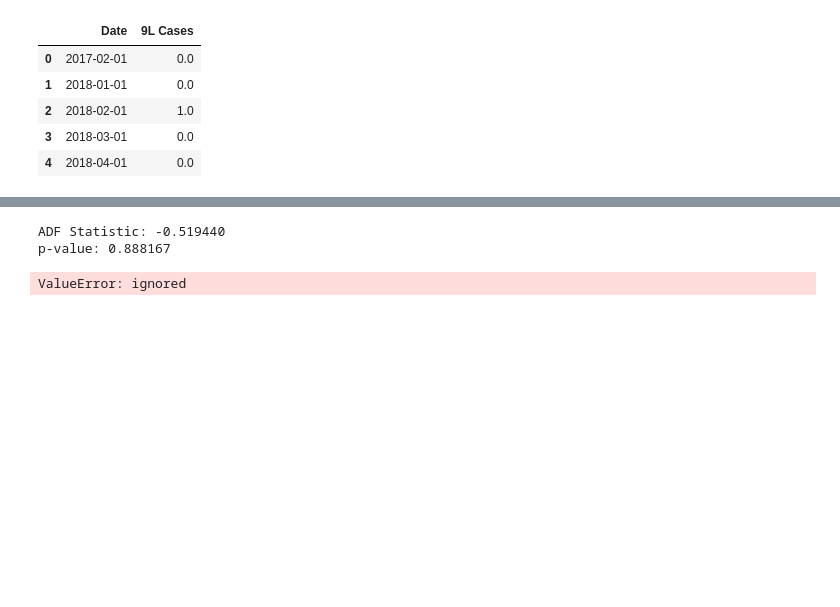
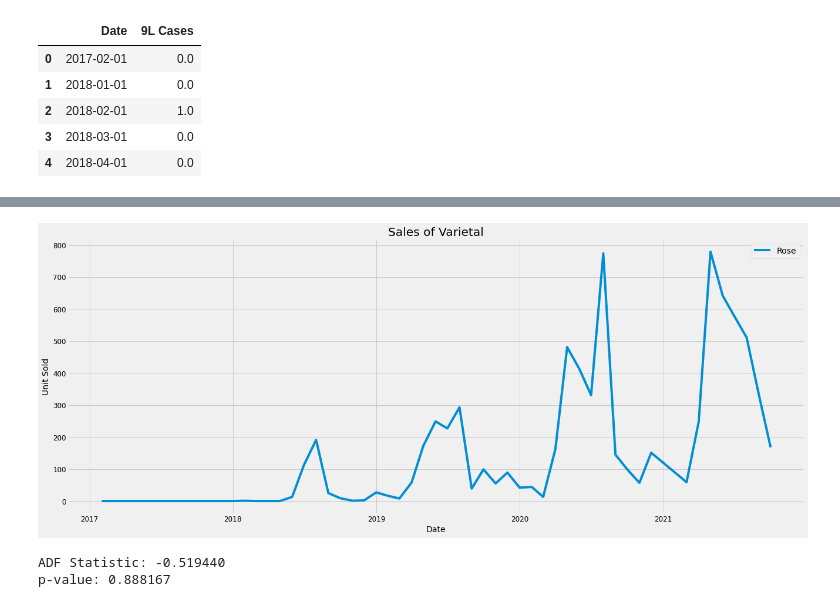
Before and after one commit to fengtastics/111-Capstone, a Jupyter notebook: Arterra_Project.ipynb, the cells around one changed output, grey strips where cells are left out. Cells and saved outputs as stored; diff of their text form; code cells hidden in the pictures; blank space fills up the shorter version.

```diff
--- a/Arterra_Project.ipynb
+++ b/Arterra_Project.ipynb
@@ -166,7 +169,3 @@ varietal_qty.head()
 | 2 | 2018-02-01 | 1.0 |
 | 3 | 2018-03-01 | 0.0 |
 | 4 | 2018-04-01 | 0.0 |
-# %%
-varietal_qty = varietal_qty.set_index('Date')
-varietal_qty.index
-varietal_qty.index
@@ -196,0 +172,3 @@ varietal_qty.head()
+# %%
+df=varietal_qty
+df.head()
@@ -213,3 +219,14 @@ plt.show()
+# %%
+#df.plot(figsize=(18, 8))
+#plt.show()
+
+plt.figure(figsize=(20, 8))
+plt.plot(df['Date'], df['9L Cases'],  label = 'Rose')
+
+plt.xlabel('Date'); plt.ylabel('Unit Sold'); plt.title('Sales of Varietal')
+plt.legend();
+# %% [output]
+[figure, added]
 # %%
 from statsmodels.tsa.stattools import adfuller
 from numpy import log
@@ -219,9 +236,3 @@ print('p-value: %f' % result[1])
 # %% [output]
 ADF Statistic: -0.519440
 p-value: 0.888167
-# %%
-decomposition = sm.tsa.seasonal_decompose(y, model='additive')
-fig = decomposition.plot()
-plt.show()
-# %% [output]
-ValueError: ignored
```
Also changed, not shown: parts of 15 cells of this notebook.
